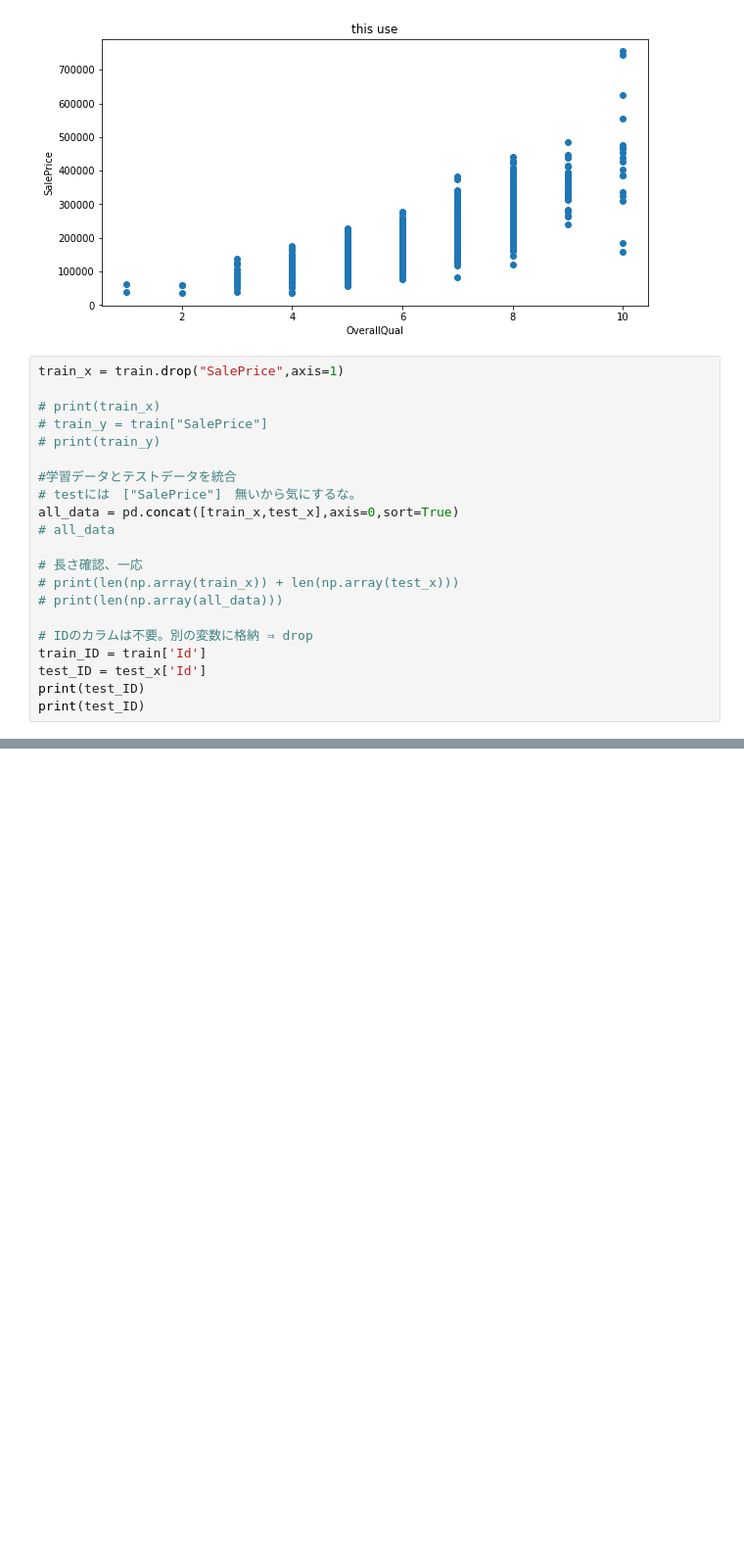
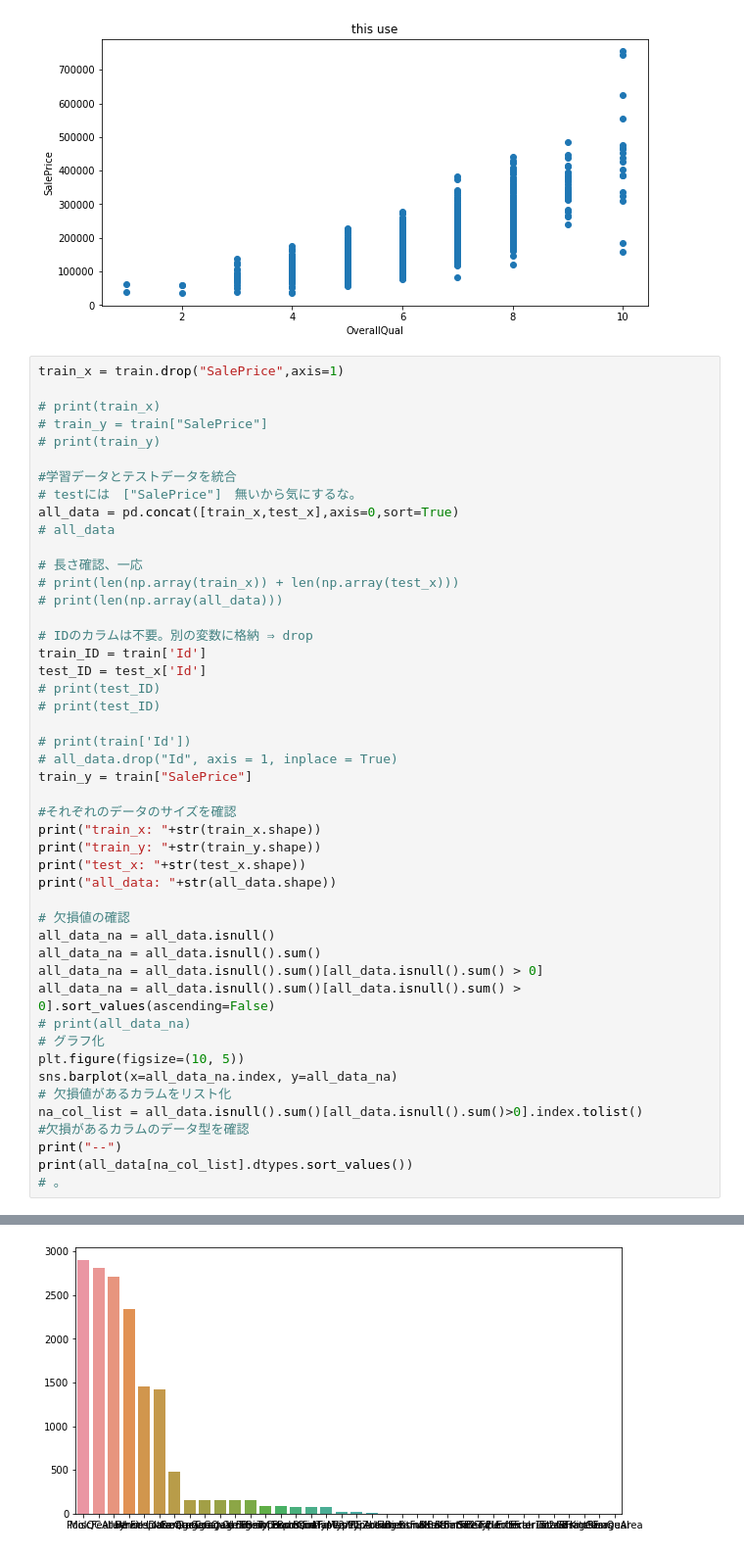
Before and after one commit to Tom-Lennox/Kaggle, a Jupyter notebook: HousePrices_c01.ipynb, the cells around one changed output, grey strips where cells are left out. Shown at 98% size. Drawn from its saved outputs; the diff is of its cells as text; blank space fills up the shorter version.

```diff
--- a/HousePrices_c01.ipynb
+++ b/HousePrices_c01.ipynb
@@ -298,6 +302,32 @@ all_data = pd.concat([train_x,test_x],axis=0,sort=True)
 # IDのカラムは不要。別の変数に格納 ⇒ drop
 train_ID = train['Id']
 test_ID = test_x['Id']
-print(test_ID)
-print(test_ID)
+# print(test_ID)
+# print(test_ID)
+
+# print(train['Id'])
+# all_data.drop("Id", axis = 1, inplace = True)
+train_y = train["SalePrice"]
+
+#それぞれのデータのサイズを確認
+print("train_x: "+str(train_x.shape))
+print("train_y: "+str(train_y.shape))
+print("test_x: "+str(test_x.shape))
+print("all_data: "+str(all_data.shape))
+
+# 欠損値の確認
+all_data_na = all_data.isnull()
+all_data_na = all_data.isnull().sum()
+all_data_na = all_data.isnull().sum()[all_data.isnull().sum() > 0]
+all_data_na = all_data.isnull().sum()[all_data.isnull().sum() > 0].sort_values(ascending=False)
+# print(all_data_na)
+# グラフ化
+plt.figure(figsize=(10, 5))
+sns.barplot(x=all_data_na.index, y=all_data_na)
+# 欠損値があるカラムをリスト化
+na_col_list = all_data.isnull().sum()[all_data.isnull().sum()>0].index.tolist()
+#欠損があるカラムのデータ型を確認
+print("--")
+print(all_data[na_col_list].dtypes.sort_values())
+# 。
 # %% [output]
@@ -320,0 +351 @@ Name: Id, Length: 1459, dtype: int64
+[figure, added]
```
Also changed, not shown: parts of 7 cells of this notebook.
